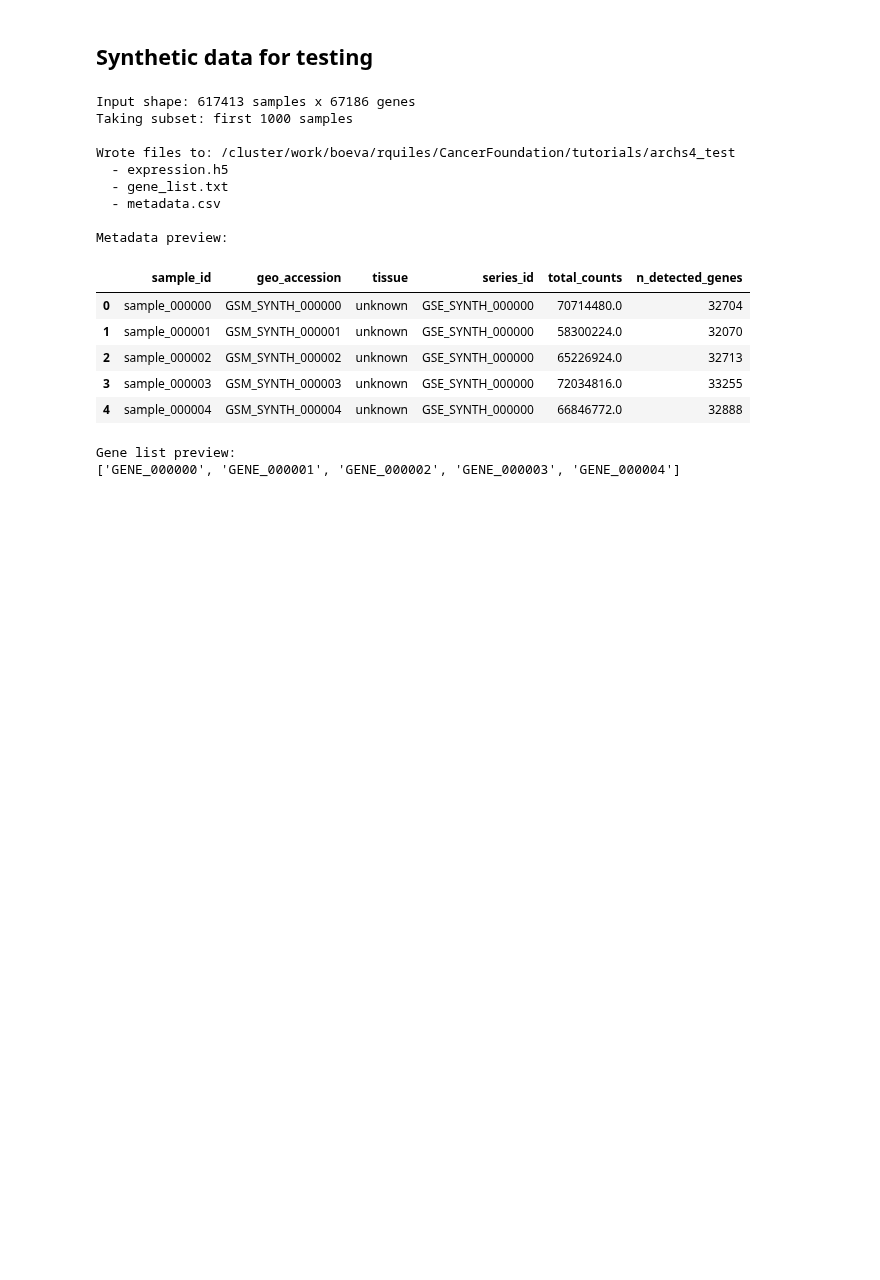
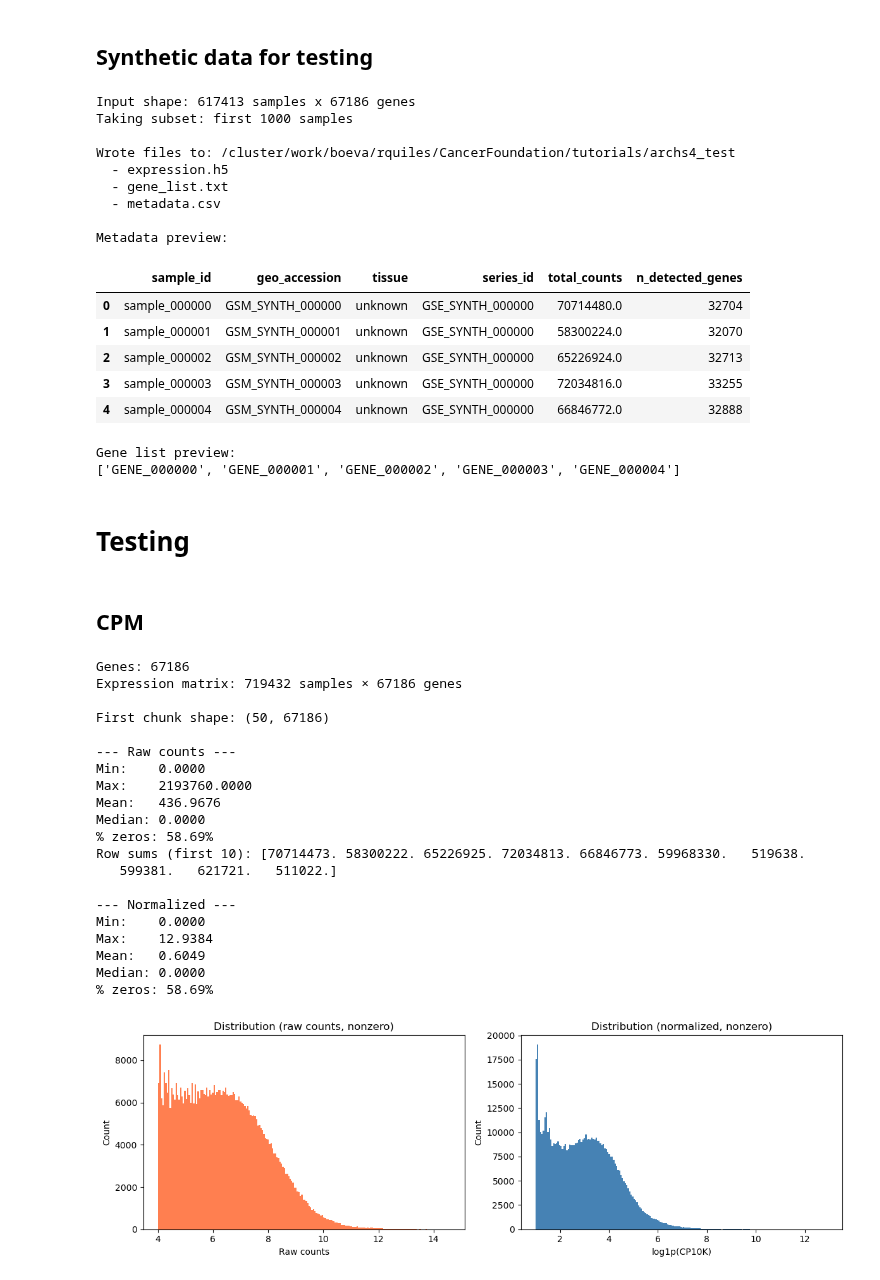
Before and after one commit to RSQuiles/CancerFoundationFusion, a Jupyter notebook: data_preprocess/bulk_preprocessing.ipynb, the cells around one changed output. Drawn from its saved outputs; the diff is of its cells as text; code cells hidden in the pictures; blank space fills up the shorter version.

Commit message:
Change library size normalization to CPM + fixing

```diff
--- a/data_preprocess/bulk_preprocessing.ipynb
+++ b/data_preprocess/bulk_preprocessing.ipynb
@@ -242,3 +259,5 @@ Metadata preview:
 | 4 | sample_000004 | GSM_SYNTH_000004 | unknown | GSE_SYNTH_000000 | 66846772.0 | 32888 |
 Gene list preview:
 ['GENE_000000', 'GENE_000001', 'GENE_000002', 'GENE_000003', 'GENE_000004']
+# %% [markdown]
+# Testing
@@ -244,0 +372,31 @@ Gene list preview:
+# %% [markdown]
+## CPM
+# %%
+inspect_bulk_normalization( \
+    bulk_dir="/cluster/work/boeva/rquiles/bulkFM-data/data/processed/archs4", \
+    chunk_size=50, \
+    expr_key="expression", \
+    existing_vocab_path=None, \
+)
+# %% [output]
+Genes: 67186
+Expression matrix: 719432 samples × 67186 genes
+
+First chunk shape: (50, 67186)
+
+--- Raw counts ---
+Min:    0.0000
+Max:    2193760.0000
+Mean:   436.9676
+Median: 0.0000
+% zeros: 58.69%
+Row sums (first 10): [70714473. 58300222. 65226925. 72034813. 66846773. 59968330.   519638.
+   599381.   621721.   511022.]
+
+--- Normalized ---
+Min:    0.0000
+Max:    12.9384
+Mean:   0.6049
+Median: 0.0000
+% zeros: 58.69%
+[figure, added]
```
Also changed, not shown: parts of 15 cells of this notebook, 21 other files.
